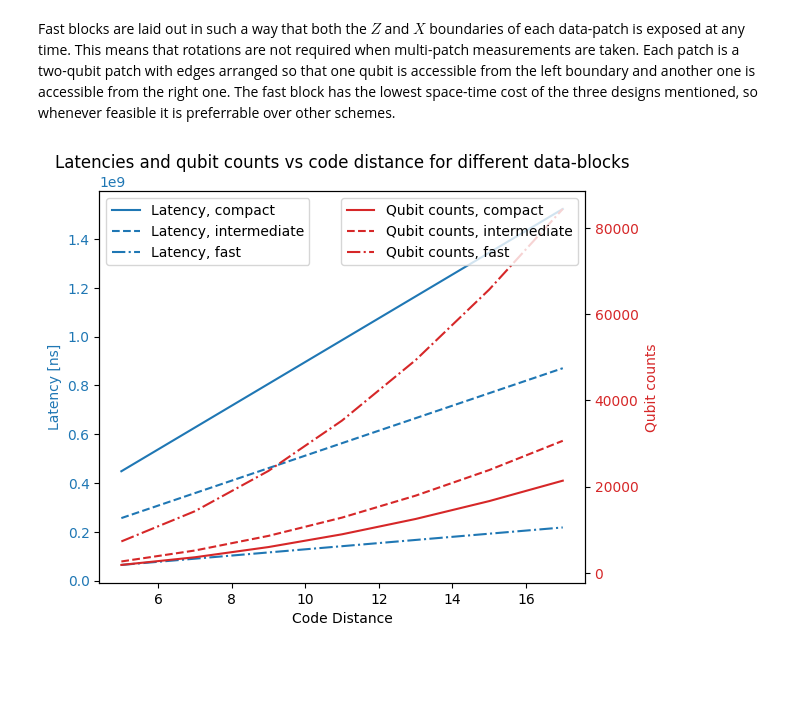
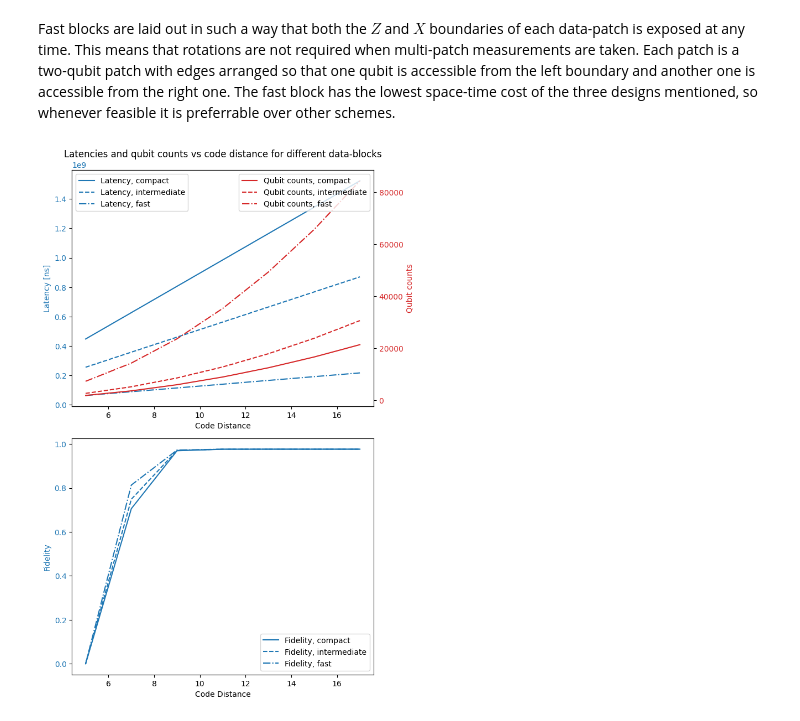
Before and after one commit to QunaSys/quri-parts, a Jupyter notebook: quri_sdk_notebooks/examples/0_quri-algo-vm/4_surface_code/4_surface_code.ipynb, the cells around one changed output. Drawn from its saved outputs; the diff is of its cells as text; code cells hidden in the pictures; blank space fills up the shorter version.

```diff
--- a/quri_sdk_notebooks/examples/0_quri-algo-vm/4_surface_code/4_surface_code.ipynb
+++ b/quri_sdk_notebooks/examples/0_quri-algo-vm/4_surface_code/4_surface_code.ipynb
@@ -327,6 +331,7 @@ time_evo_trotter = circuit_factory(EVOLUTION_TIME, N_QUBITS, N_TROTTER)
 time_evo_trotter_transpiled = vm.transpile(time_evo_trotter)
 physical_qubits = np.zeros((len(mode_blocks), len(code_distances)))
 latencies = np.zeros((len(mode_blocks), len(code_distances)))
+fidelities = np.zeros((len(mode_blocks), len(code_distances)))
 
 for i, block in enumerate(mode_blocks):
     for j, d in enumerate(code_distances):
@@ -334,31 +339,44 @@ for i, block in enumerate(mode_blocks):
         analysis = vm.analyze(time_evo_trotter_transpiled)
         physical_qubits[i,j] = device_property.physical_qubit_count
         latencies[i,j] = analysis.latency.in_ns()
+        fidelities[i,j] = analysis.fidelity
 # %%
 import matplotlib.pyplot as plt
+from matplotlib.pyplot import Axes
 
-fig, ax1 = plt.subplots()
+fig, ax_array = plt.subplots(nrows=2, figsize=(7,10))
+
+ax1: Axes = ax_array[0]
+ax3: Axes = ax_array[1]
 
 color = 'tab:blue'
 linestyles = ['-', '--', '-.']
 
 ax1.set_xlabel('Code Distance')
 ax1.set_ylabel('Latency [ns]', color=color)
 for i, block in enumerate(mode_blocks):
     ax1.plot(code_distances, latencies[i], label=f'Latency, {block}', color=color, linestyle=linestyles[i])
 ax1.tick_params(axis='y', labelcolor=color)
 ax1.legend(loc='upper left')
 
 ax2 = ax1.twinx()
 color = 'tab:red'
 ax2.set_ylabel('Qubit counts', color=color)
 for i, block in enumerate(mode_blocks):
     ax2.plot(code_distances, physical_qubits[i], label=f'Qubit counts, {block}', color=color, linestyle=linestyles[i])
 ax2.tick_params(axis='y', labelcolor=color)
 ax2.legend(loc='upper right')
 
-fig.tight_layout()
+color = 'tab:blue'
+ax3.set_xlabel('Code Distance')
+ax3.set_ylabel('Fidelity', color=color)
+for i, block in enumerate(mode_blocks):
+    ax3.plot(code_distances, fidelities[i], label=f'Fidelity, {block}', color=color, linestyle=linestyles[i])
+ax3.tick_params(axis='y', labelcolor=color)
+ax3.legend(loc='lower right')
+
+plt.tight_layout()
 plt.title('Latencies and qubit counts vs code distance for different data-blocks')
 plt.show()
 # %% [output]
-[figure, old version]
+[figure, new version]
```
Also changed, not shown: parts of 3 cells of this notebook, 3 other files.
